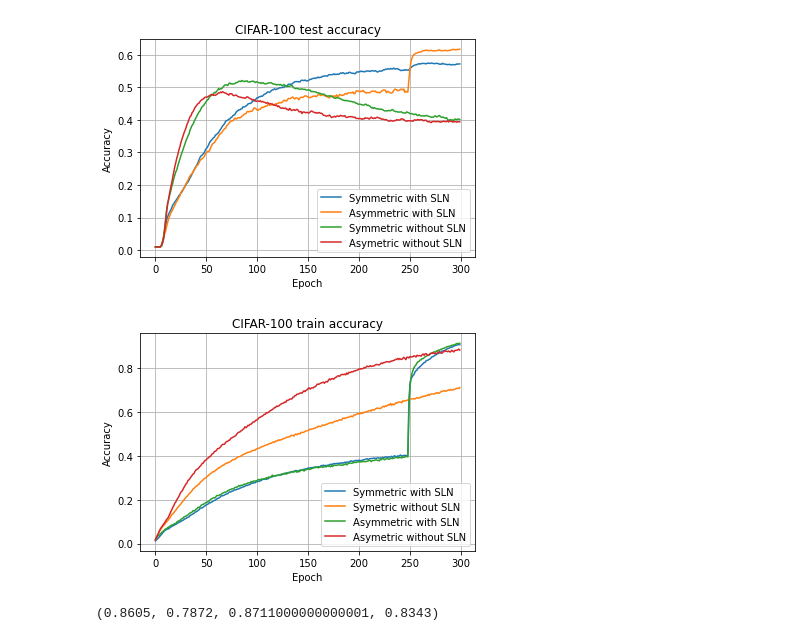
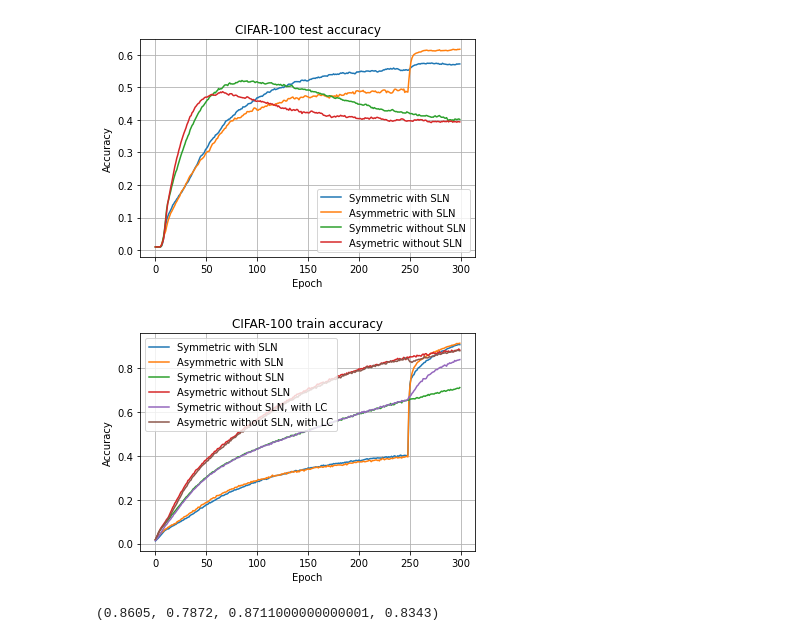
Before and after one commit to jhammarstedt/SLN-on-Sound, a Jupyter notebook: plotting.ipynb, the cells around one changed output. Saved outputs shown, nothing was run; the diff lists cells and outputs as text; code cells hidden in the pictures.

Commit message:
fixed plots for cifar100

```diff
--- a/plotting.ipynb
+++ b/plotting.ipynb
@@ -25,6 +25,10 @@ sym100snl = pd.read_json('results2/cifar100sym.json',)
 asym100snl = pd.read_json('results2/cifar100asym.json',)
 sym100 = pd.read_json('results2/cifar100sym_noSLN.json',)
 asym100 = pd.read_json('results2/cifar100asym_noSLN.json',)
+
+sym100_LC = pd.read_json('results2/cifar100_sym_noSLN_LC.json',)
+asym100_LC = pd.read_json('results2/cifar100_asym_noSLN_LC.json',)
+
 fsd_sym = pd.read_json('sound_res/No_SLN/training_log.json',)
 fsd_sym_snl = pd.read_json('sound_res/SLN/training_log.json',)
 # %%
@@ -78,12 +82,12 @@ plot([sym100snl.test_acc, asym100snl.test_acc, sym100.test_acc, asym100.test_acc
 # %% [output]
 [figure]
 # %%
-plot([sym100snl.train_acc, sym100.train_acc, asym100snl.train_acc, asym100.train_acc],
-     ['Symmetric with SLN', 'Symetric without SLN', 'Asymmetric with SLN', 'Asymetric without SLN'],
+plot([sym100snl.train_acc,  asym100snl.train_acc, sym100.train_acc,  asym100.train_acc, sym100_LC.train_acc, asym100_LC.train_acc,],
+     ['Symmetric with SLN', 'Asymmetric with SLN','Symetric without SLN',  'Asymetric without SLN', 'Symetric without SLN, with LC',  'Asymetric without SLN, with LC',],
      title='CIFAR-100 train accuracy'
     )
 # %% [output]
-[figure, old version]
+[figure, new version]
 # %%
 sym10snl.test_acc.max(), sym10.test_acc.max(), asym10snl.test_acc.max(), asym10.test_acc.max()
 # %% [output]
```
Also changed, not shown: parts of 1 cell of this notebook, 4 other files.
